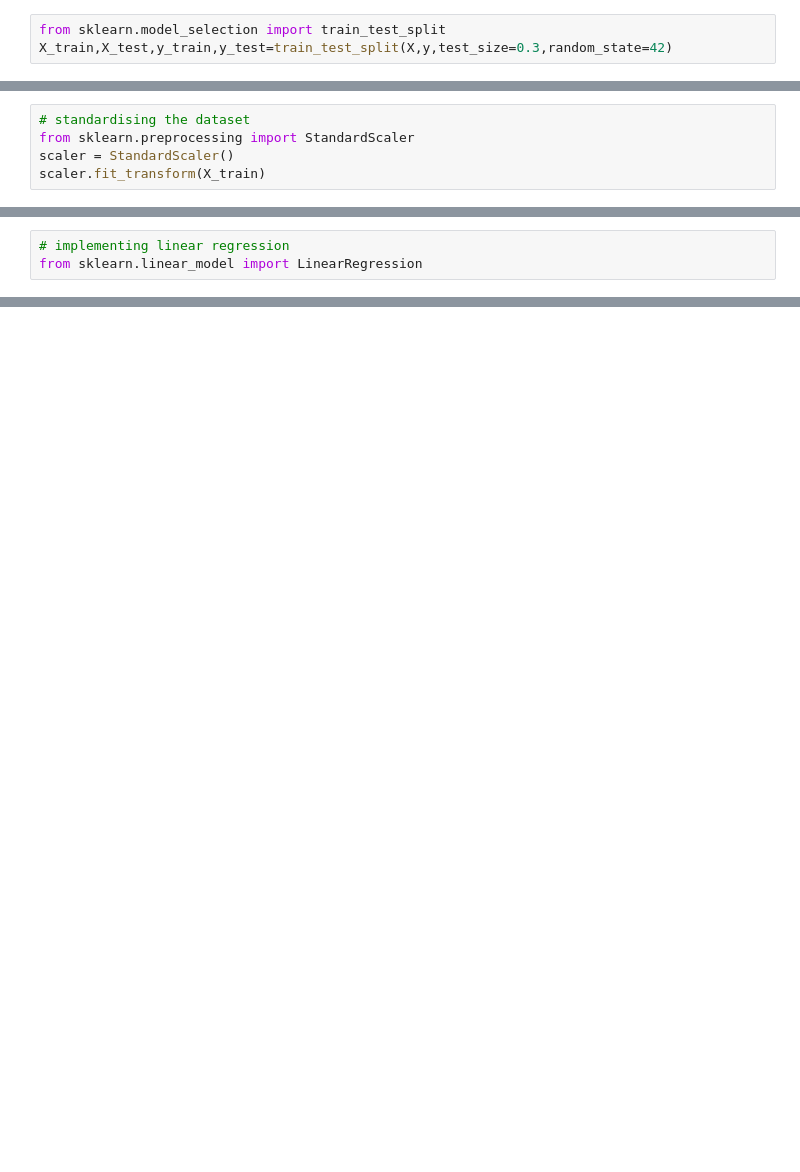
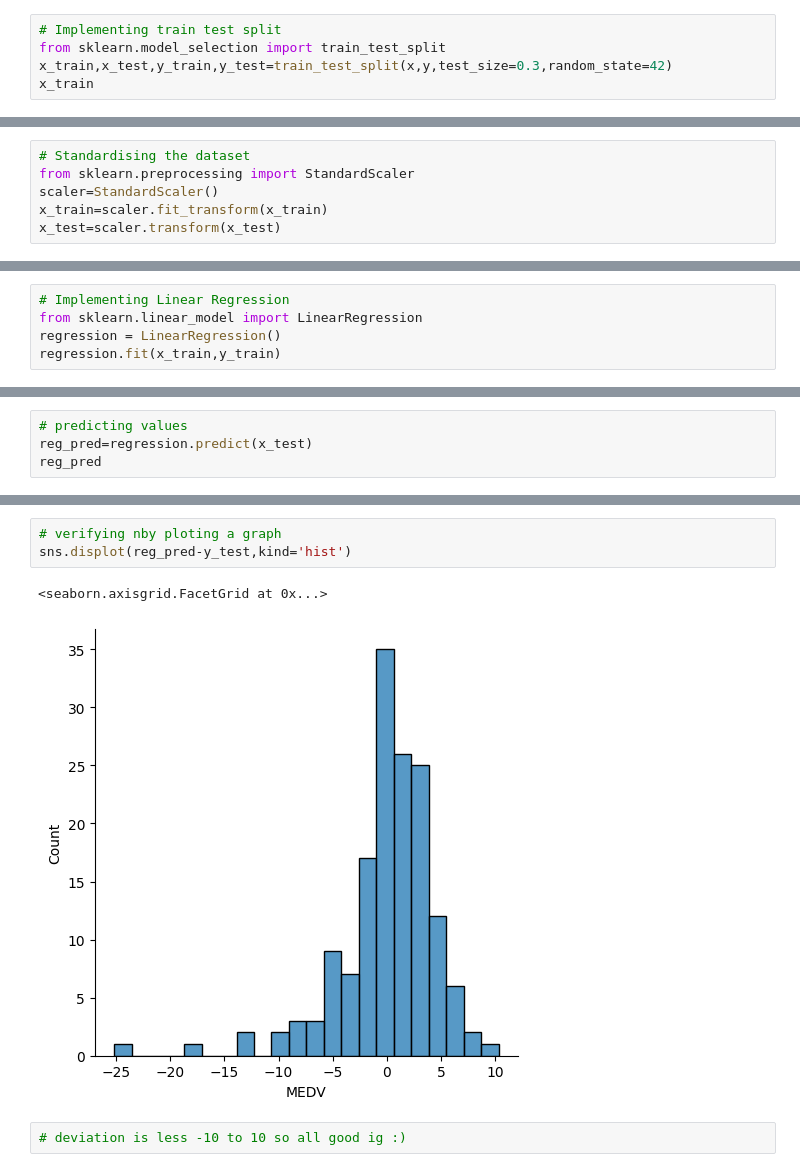
Before and after one commit to kartikkumarofficial/Python, a Jupyter notebook: jupyter/Linear Regression/Linear regression revise.ipynb, the cells around one changed output, grey strips where cells are left out. Cells and saved outputs as stored; diff of their text form; blank space fills up the shorter version.

Commit message:
linear_regression

```diff
--- a/jupyter/Linear Regression/Linear regression revise.ipynb
+++ b/jupyter/Linear Regression/Linear regression revise.ipynb
@@ -30,4 +23,6 @@ X=df.drop("MEDV",axis=1)
 y=df["MEDV"]
 # %%
+# Implementing train test split
 from sklearn.model_selection import train_test_split
-X_train,X_test,y_train,y_test=train_test_split(X,y,test_size=0.3,random_state=42)
+x_train,x_test,y_train,y_test=train_test_split(x,y,test_size=0.3,random_state=42)
+x_train
@@ -50,5 +53,6 @@ X_train
 # %%
-# standardising the dataset
+# Standardising the dataset
 from sklearn.preprocessing import StandardScaler
-scaler = StandardScaler()
-scaler.fit_transform(X_train)
+scaler=StandardScaler()
+x_train=scaler.fit_transform(x_train)
+x_test=scaler.transform(x_test)
@@ -88,3 +59,5 @@ X_test = scaler.transform(X_test)
 # %%
-# implementing linear regression
+# Implementing Linear Regression
 from sklearn.linear_model import LinearRegression
+regression = LinearRegression()
+regression.fit(x_train,y_train)
@@ -90,0 +80,4 @@ from sklearn.linear_model import LinearRegression
+# %%
+# predicting values
+reg_pred=regression.predict(x_test)
+reg_pred
@@ -90,0 +102,8 @@ from sklearn.linear_model import LinearRegression
+# %%
+# verifying nby ploting a graph
+sns.displot(reg_pred-y_test,kind='hist')
+# %% [output]
+<seaborn.axisgrid.FacetGrid at 0x...>
+[figure, added]
+# %%
+# deviation is less -10 to 10 so all good ig :)
```
Also changed, not shown: parts of 17 cells of this notebook, 1 other file.
